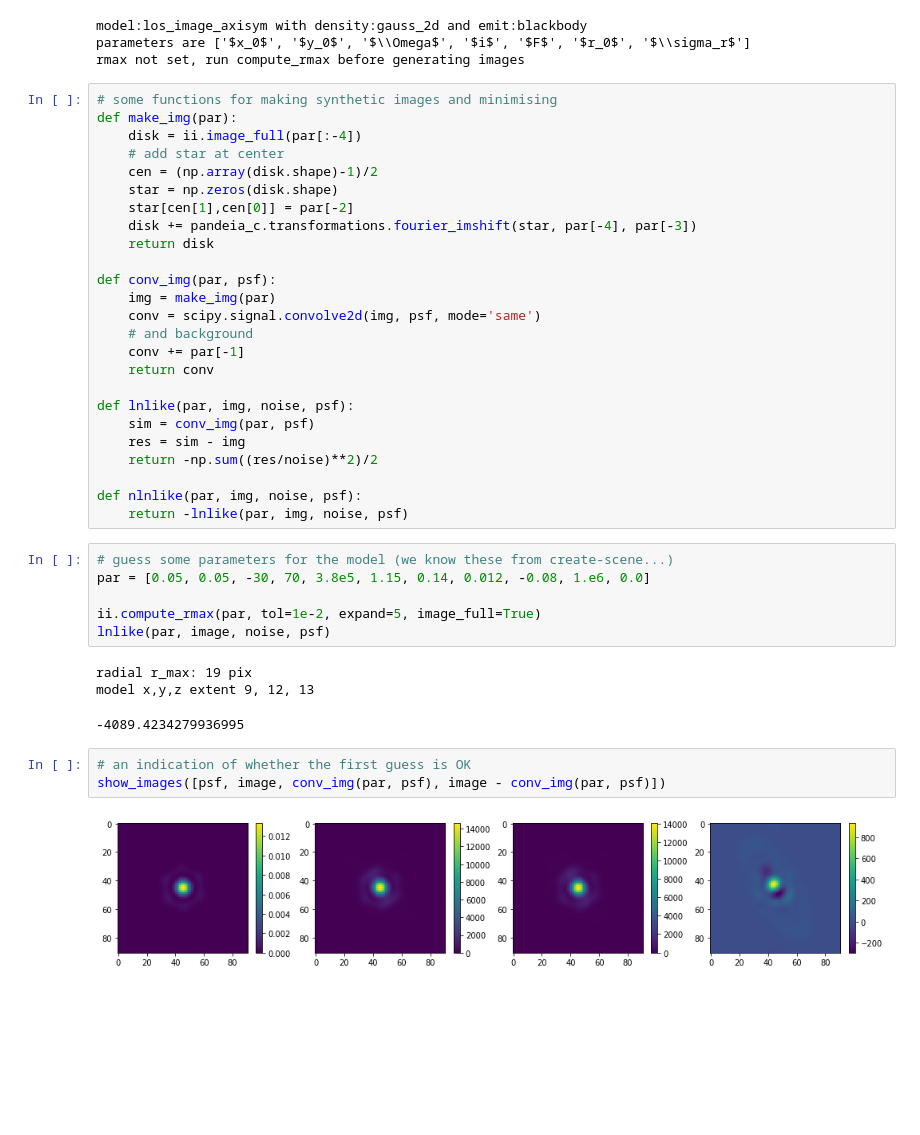
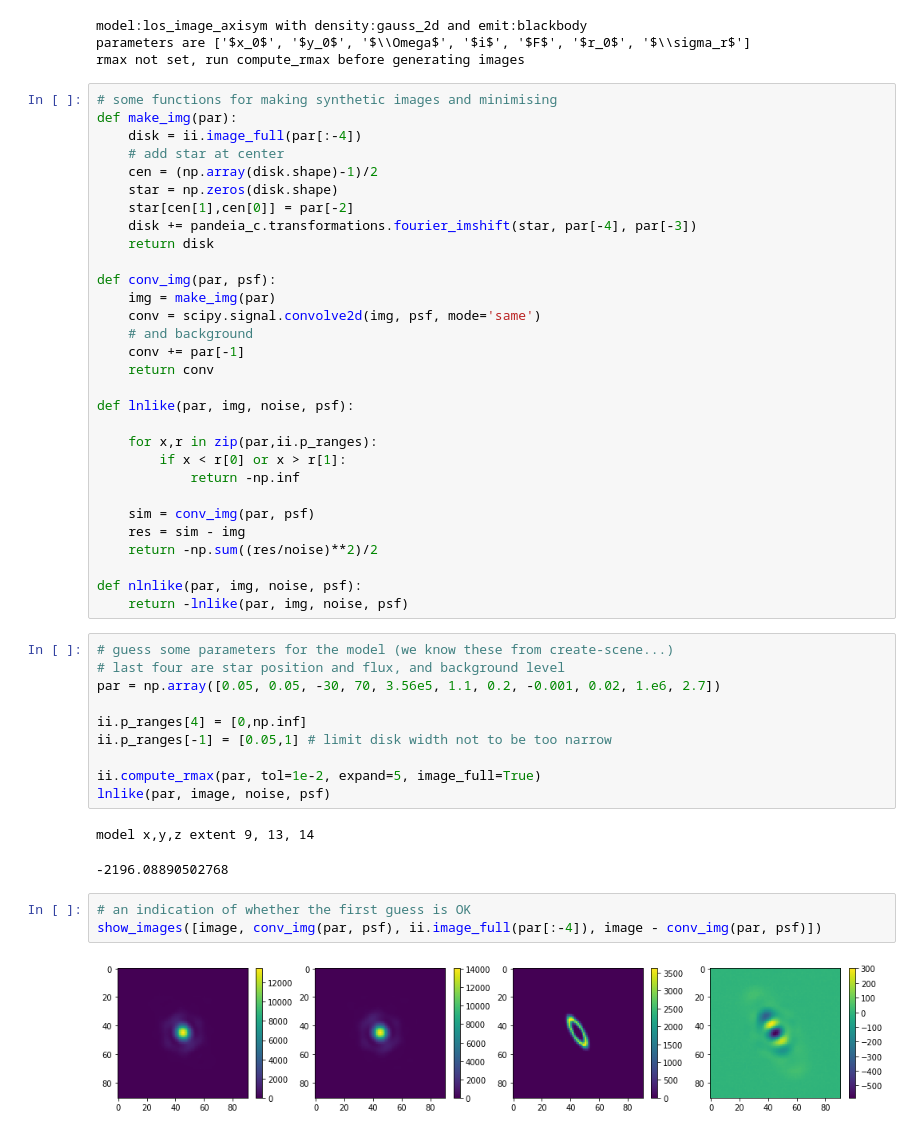
Before and after one commit to drgmk/pandeia-disks, a Jupyter notebook: notebooks/model.ipynb, the cells around one changed output. Drawn from its saved outputs; the diff is of its cells as text; blank space fills up the shorter version.

```diff
--- a/notebooks/model.ipynb
+++ b/notebooks/model.ipynb
@@ -90,6 +95,11 @@ def conv_img(par, psf):
     return conv
 
 def lnlike(par, img, noise, psf):
+
+    for x,r in zip(par,ii.p_ranges):
+        if x < r[0] or x > r[1]:
+            return -np.inf
+
     sim = conv_img(par, psf)
     res = sim - img
     return -np.sum((res/noise)**2)/2
@@ -98,19 +108,22 @@ def nlnlike(par, img, noise, psf):
     return -lnlike(par, img, noise, psf)
 # %%
 # guess some parameters for the model (we know these from create-scene...)
-par = [0.05, 0.05, -30, 70, 3.8e5, 1.15, 0.14, 0.012, -0.08, 1.e6, 0.0]
+# last four are star position and flux, and background level
+par = np.array([0.05, 0.05, -30, 70, 3.56e5, 1.1, 0.2, -0.001, 0.02, 1.e6, 2.7])
+
+ii.p_ranges[4] = [0,np.inf]
+ii.p_ranges[-1] = [0.05,1] # limit disk width not to be too narrow
 
 ii.compute_rmax(par, tol=1e-2, expand=5, image_full=True)
 lnlike(par, image, noise, psf)
 # %% [output]
-radial r_max: 19 pix
-model x,y,z extent 9, 12, 13
+model x,y,z extent 9, 13, 14
--4089.4234279936995
+-2196.08890502768
 # %%
 # an indication of whether the first guess is OK
-show_images([psf, image, conv_img(par, psf), image - conv_img(par, psf)])
+show_images([image, conv_img(par, psf), ii.image_full(par[:-4]), image - conv_img(par, psf)])
 # %% [output]
-[figure, old version]
+[figure, new version]
 # %%
 # minimise
 res = scipy.optimize.minimize(nlnlike, par, args=(image, noise, psf),
```
Also changed, not shown: parts of 6 cells of this notebook, 6 other files.
